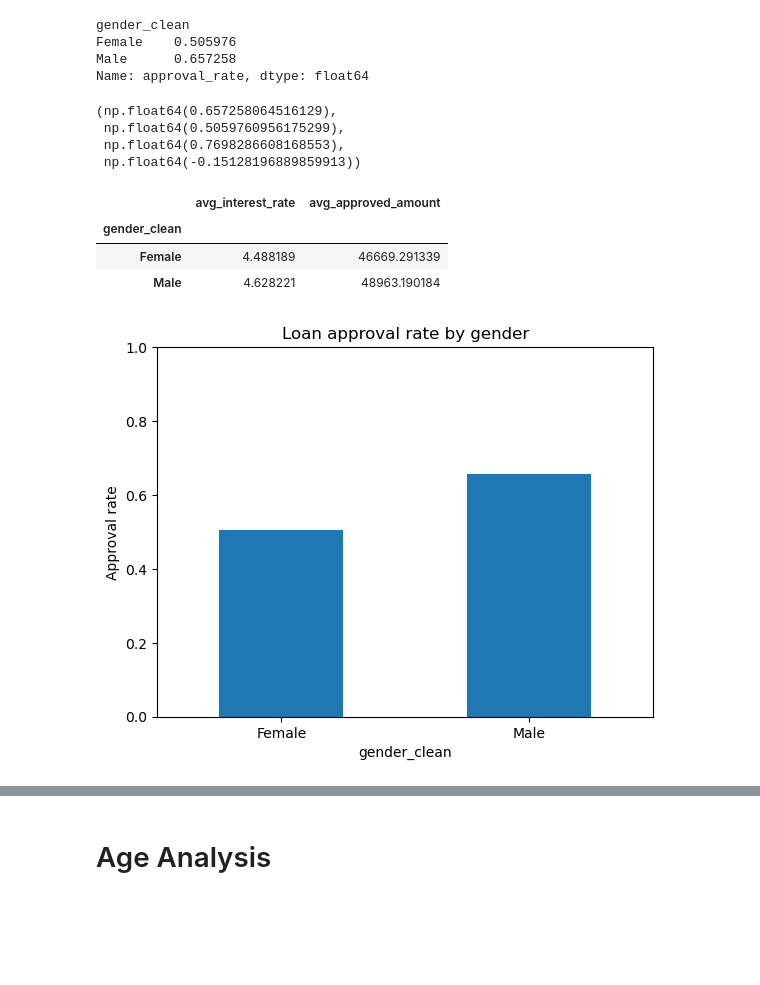
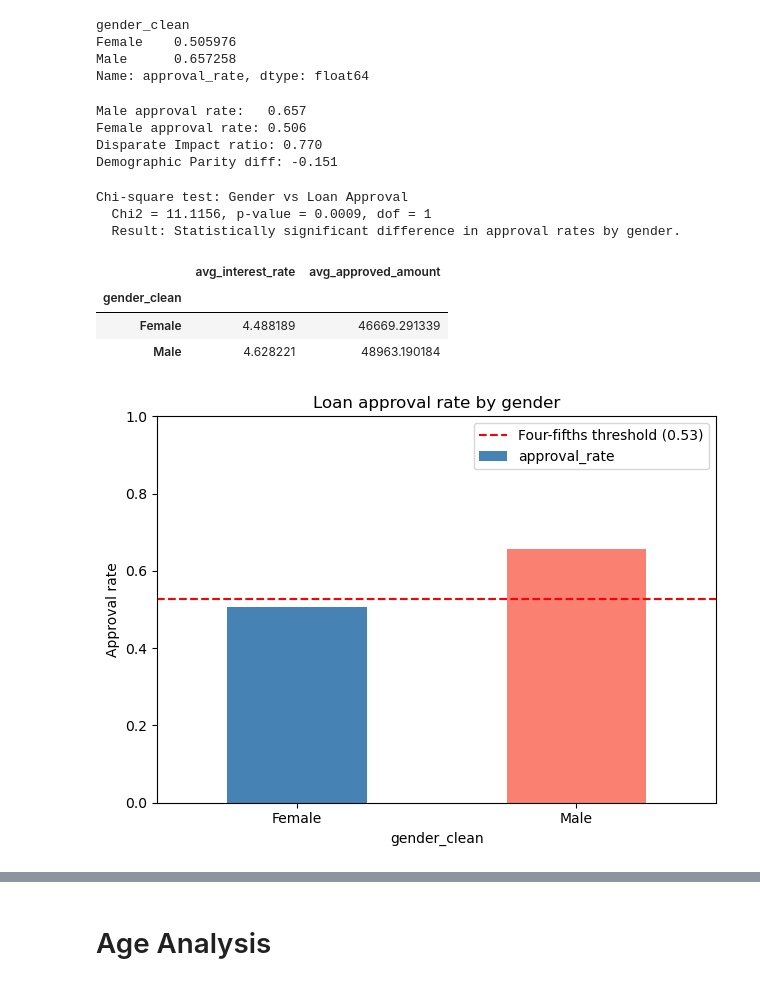
Before and after one commit to LennSchneidewind-67548/dego-project-team14, a Jupyter notebook: notebooks/02-bias-analysis.ipynb, the cells around one changed output, grey strips where cells are left out. Cells and saved outputs as stored; diff of their text form; code cells hidden in the pictures; blank space fills up the shorter version.

Commit message:
Add interaction effects, chi-square tests, Cramers V proxy check, enhanced visualisations and interpretations

```diff
--- a/notebooks/02-bias-analysis.ipynb
+++ b/notebooks/02-bias-analysis.ipynb
@@ -66,12 +68,30 @@ rate_unpriv = approval_by_gender['Female']
 di_ratio = rate_unpriv / rate_priv
 demographic_parity_diff = rate_unpriv - rate_priv
 
-rate_priv, rate_unpriv, di_ratio, demographic_parity_diff
+print(f"Male approval rate:   {rate_priv:.3f}")
+print(f"Female approval rate: {rate_unpriv:.3f}")
+print(f"Disparate Impact ratio: {di_ratio:.3f}")
+print(f"Demographic Parity diff: {demographic_parity_diff:.3f}")
 # %% [output]
-(np.float64(0.657258064516129),
- np.float64(0.5059760956175299),
- np.float64(0.7698286608168553),
- np.float64(-0.15128196889859913))
+Male approval rate:   0.657
+Female approval rate: 0.506
+Disparate Impact ratio: 0.770
+Demographic Parity diff: -0.151
+# %%
+# Chi-square test of independence: gender vs loan approval
+cont_gender = pd.crosstab(df[mask]['gender_clean'], df[mask][decision_col])
+chi2_g, p_g, dof_g, _ = chi2_contingency(cont_gender)
+
+print("Chi-square test: Gender vs Loan Approval")
+print(f"  Chi2 = {chi2_g:.4f}, p-value = {p_g:.4f}, dof = {dof_g}")
+if p_g < 0.05:
+    print("  Result: Statistically significant difference in approval rates by gender.")
+else:
+    print("  Result: No statistically significant difference detected.")
+# %% [output]
+Chi-square test: Gender vs Loan Approval
+  Chi2 = 11.1156, p-value = 0.0009, dof = 1
+  Result: Statistically significant difference in approval rates by gender.
 # %%
 # Outcome metrics by gender: interest rate and approved amount (approved loans only)
 interest_col = 'decision.interest_rate'
@@ -96,17 +116,16 @@ outcomes_by_gender
 | Female | 4.488189 | 46669.291339 |
 | Male | 4.628221 | 48963.190184 |
 # %%
-# 4) Plot
-import matplotlib.pyplot as plt
-
-approval_by_gender.plot(
-    kind='bar',
-    ylabel='Approval rate',
-    title='Loan approval rate by gender',
-    rot=0
-)
-plt.ylim(0, 1)
+fig, ax = plt.subplots()
+approval_by_gender.plot(kind='bar', ax=ax, rot=0, color=['steelblue', 'salmon'])
+ax.set_ylabel('Approval rate')
+ax.set_title('Loan approval rate by gender')
+ax.set_ylim(0, 1)
+ax.axhline(y=rate_priv * 0.8, color='red', linestyle='--', linewidth=1.5,
+           label=f'Four-fifths threshold ({rate_priv * 0.8:.2f})')
+ax.legend()
+plt.tight_layout()
 plt.show()
 # %% [output]
-[figure, old version]
+[figure, new version]
 # %% [markdown]
```
Also changed, not shown: parts of 21 cells of this notebook.
